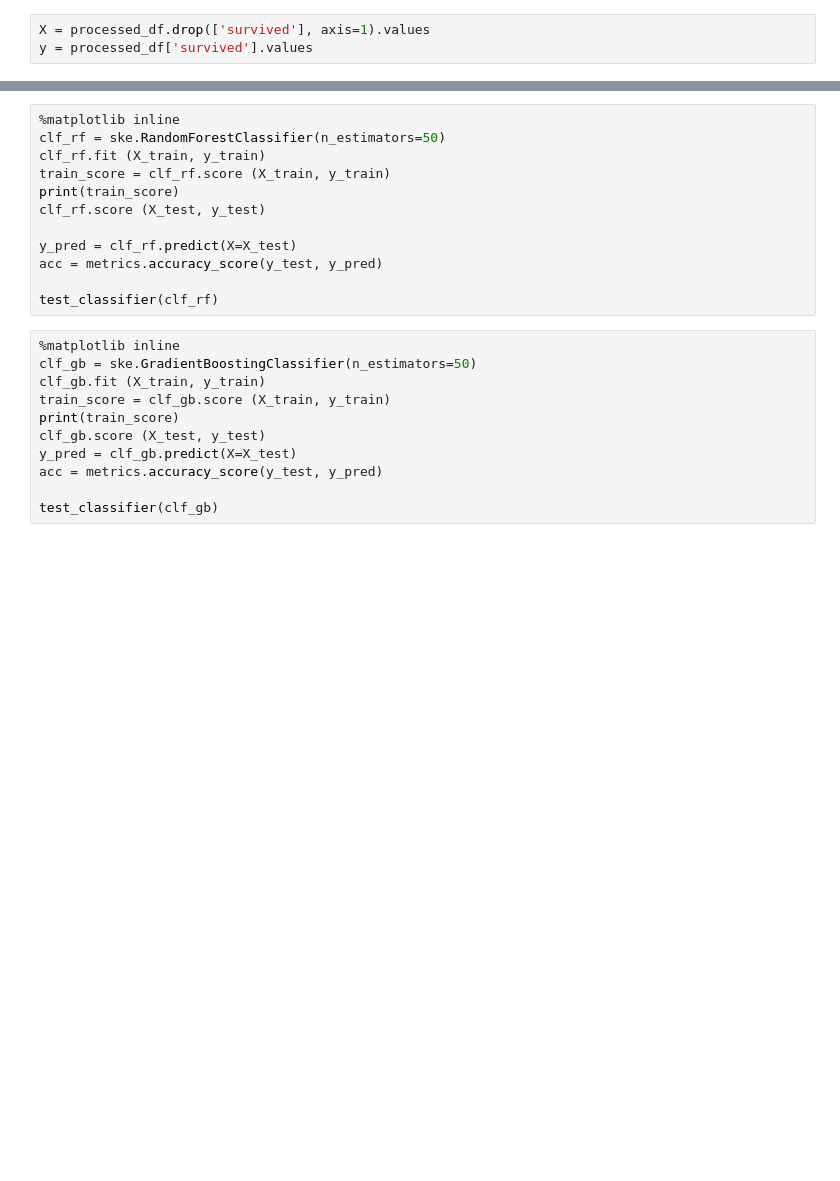
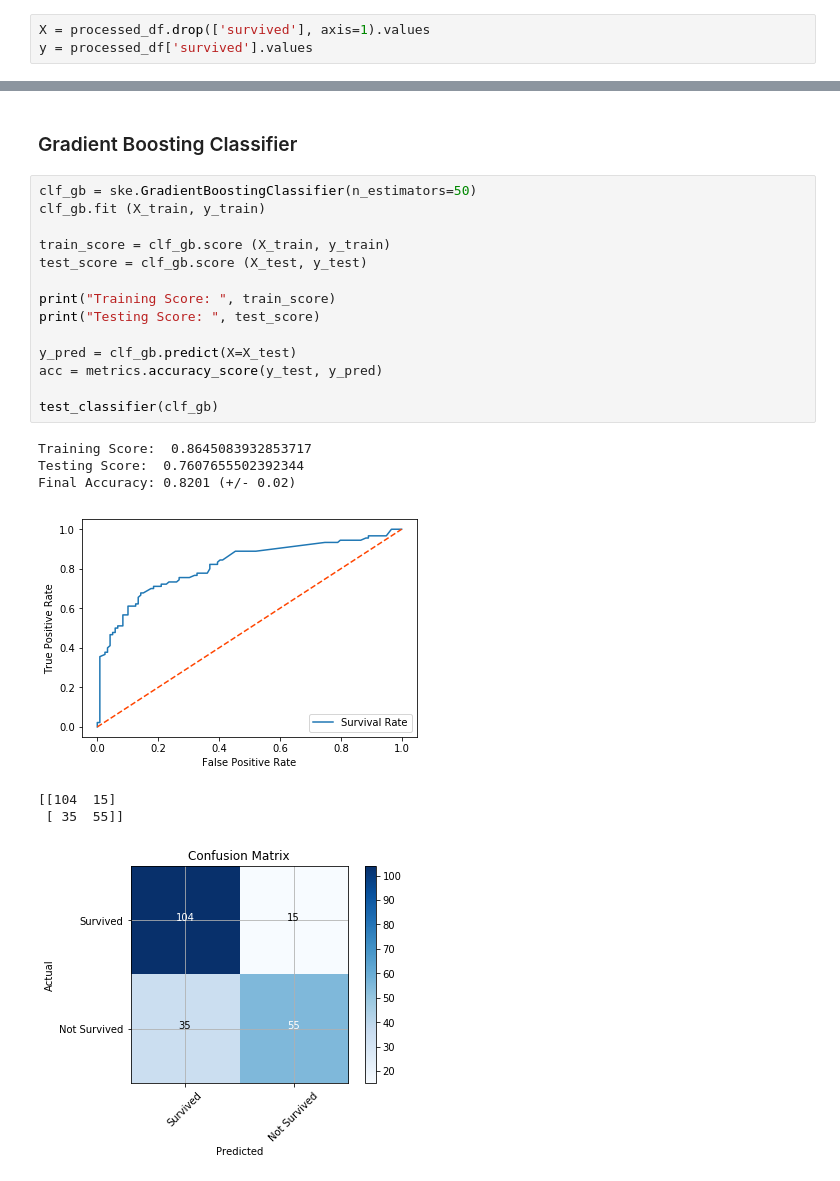
Before and after one commit to vipulpopat/MSCAI_CE4021_Project, a Jupyter notebook: Etivity_10131531.ipynb, the cells around one changed output, grey strips where cells are left out. Cells and saved outputs as stored; diff of their text form; blank space fills up the shorter version.

```diff
--- a/Etivity_10131531.ipynb
+++ b/Etivity_10131531.ipynb
@@ -155,23 +295,24 @@ test_classifier(clf_dt)
+# %% [markdown]
+### Gradient Boosting Classifier
 # %%
-%matplotlib inline
-clf_rf = ske.RandomForestClassifier(n_estimators=50)
-clf_rf.fit (X_train, y_train)
-train_score = clf_rf.score (X_train, y_train)
-print(train_score)
-clf_rf.score (X_test, y_test)
+clf_gb = ske.GradientBoostingClassifier(n_estimators=50)
+clf_gb.fit (X_train, y_train)
 
-y_pred = clf_rf.predict(X=X_test)
+train_score = clf_gb.score (X_train, y_train)
+test_score = clf_gb.score (X_test, y_test)
+
+print("Training Score: ", train_score)
+print("Testing Score: ", test_score)
+
+y_pred = clf_gb.predict(X=X_test)
 acc = metrics.accuracy_score(y_test, y_pred)
 
-test_classifier(clf_rf)
+test_classifier(clf_gb)
+# %% [output]
+Training Score:  0.8645083932853717
+Testing Score:  0.7607655502392344
+Final Accuracy: 0.8201 (+/- 0.02)
+[figure, added]
+[[104  15]
+ [ 35  55]]
+[figure, added]
-# %%
-%matplotlib inline
-clf_gb = ske.GradientBoostingClassifier(n_estimators=50)
-clf_gb.fit (X_train, y_train)
-train_score = clf_gb.score (X_train, y_train)
-print(train_score)
-clf_gb.score (X_test, y_test)
-y_pred = clf_gb.predict(X=X_test)
-acc = metrics.accuracy_score(y_test, y_pred)
-
-test_classifier(clf_gb)
```
Also changed, not shown: parts of 36 cells of this notebook.
